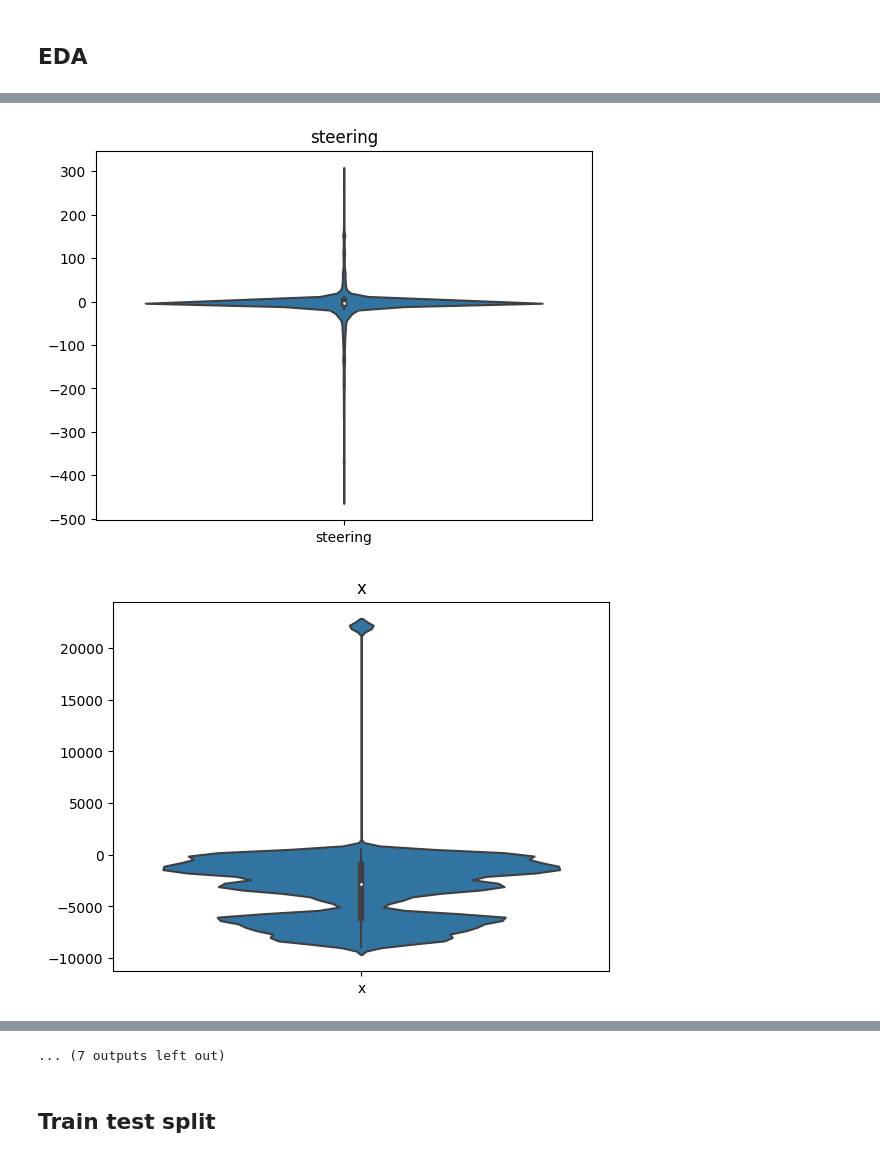
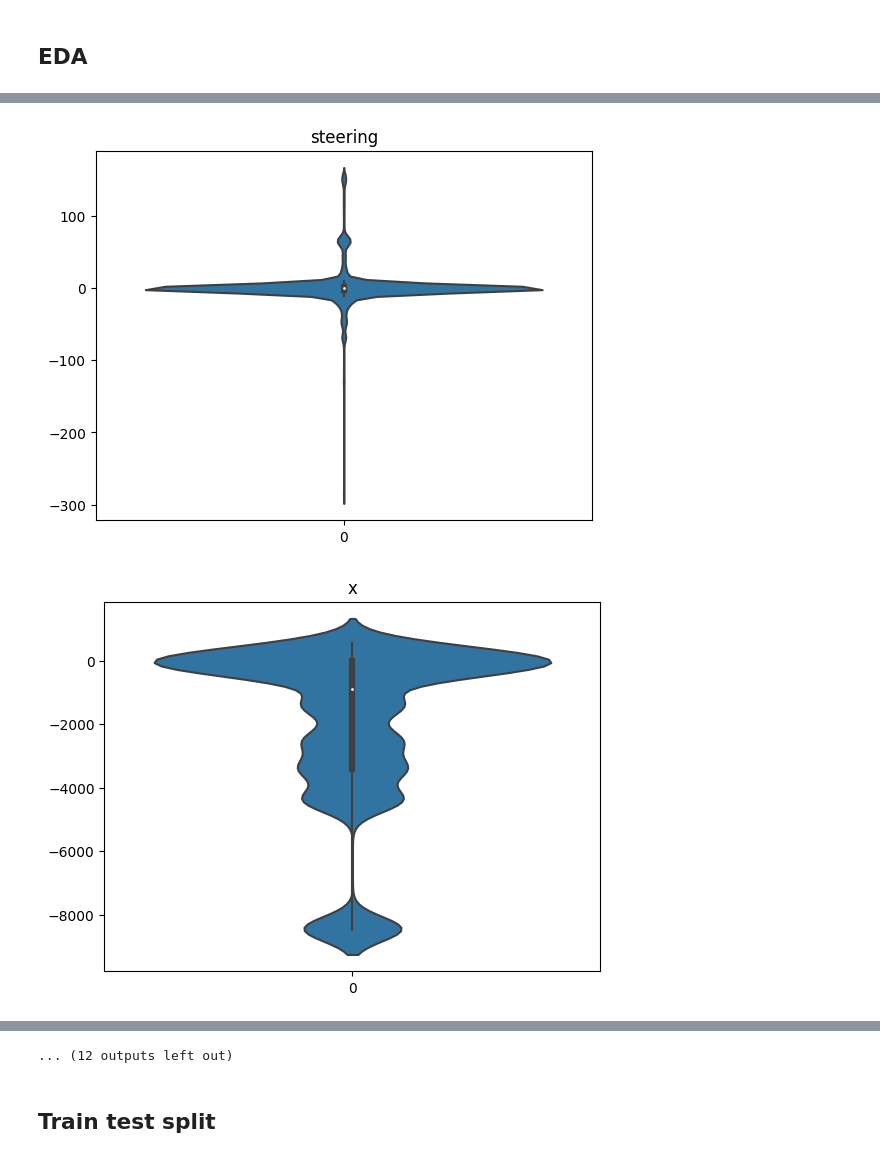
Before and after one commit to rvegrc/self_drive, a Jupyter notebook: self-driving.ipynb, the cells around one changed output, grey strips where cells are left out. Drawn from its saved outputs; the diff is of its cells as text; code cells hidden in the pictures.

```diff
--- a/self-driving.ipynb
+++ b/self-driving.ipynb
@@ -355,8 +355,10 @@ pd.read_parquet(f'{tmp_data_path}/self_driving.parquet').head()
 # %% [markdown]
 ## EDA
 # %%
-for col in data_all.columns:
-    sns.violinplot(data=data_all.select(col).toPandas())
-    plt.title(col)
-    plt.show()
+for col in data_clm.columns:
+    # show only original columns
+    if not 'shift' in col or 'last_10_mean' in col:
+        sns.violinplot(data=data_clm[col])
+        plt.title(col)
+        plt.show()
 # %% [output]
@@ -365,2 +367,2 @@ for col in data_all.columns:
-[figure, old version]
+[figure, new version]
-[figure, old version]
+[figure, new version]
@@ -375,3 +377,3 @@ for col in data_all.columns:
-... (7 outputs left out)
+... (12 outputs left out)
 # %% [markdown]
 ## Train test split
```
Also changed, not shown: parts of 3 cells of this notebook.
